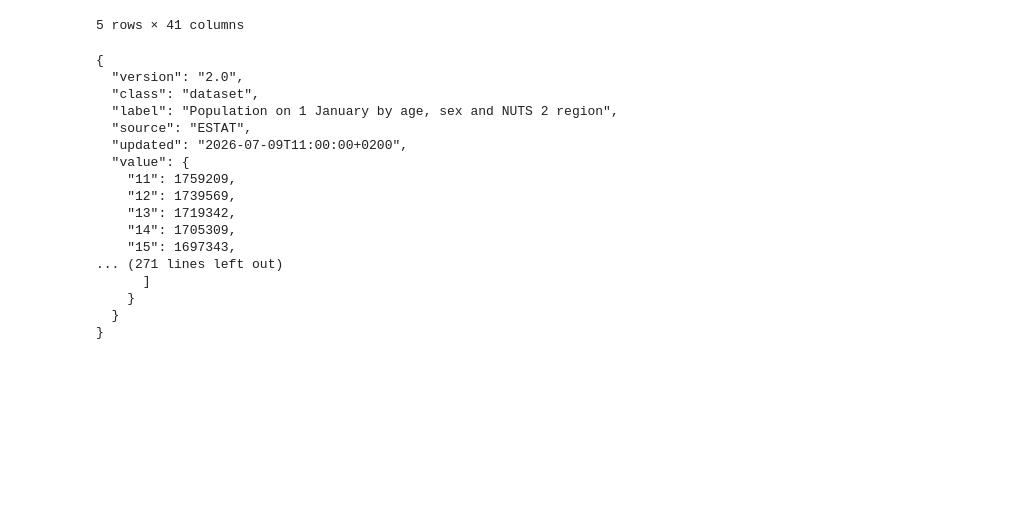
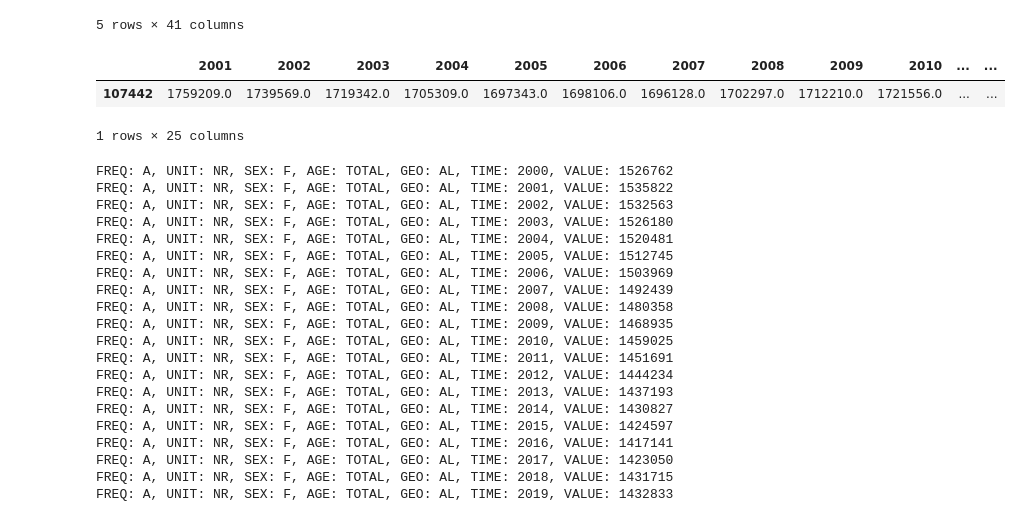
Before and after one commit to RichardPalotai/eurostat-dq, a Jupyter notebook: notebooks/01_eda.ipynb, the cells around one changed output. Cells and saved outputs as stored; diff of their text form; code cells hidden in the pictures; blank space fills up the shorter version.

Commit message:
figured out how to retrieve all the data from JSON-stat format

```diff
--- a/notebooks/01_eda.ipynb
+++ b/notebooks/01_eda.ipynb
@@ -113,26 +110,24 @@ DataFrame saved to cache
 # %%
 BASE = "https://ec.europa.eu/eurostat/api/dissemination/statistics/1.0/data"
 resp = requests.get(f"{BASE}/demo_r_d2jan",
-    params={"format":"JSON","lang":"en","age":"TOTAL","sex":"T","geo":"HU11"},
+    params={"format":"JSON","lang":"en","age":"TOTAL","sex":"T"},
     timeout=30)
 resp.raise_for_status()
 d = resp.json()
 print(json.dumps(d, indent=2))
+# print(d["value"])
+# print(d["dimension"]["time"]["category"]["index"])
-# %% [output]
-{
-  "version": "2.0",
-  "class": "dataset",
-  "label": "Population on 1 January by age, sex and NUTS 2 region",
-  "source": "ESTAT",
-  "updated": "2026-07-09T11:00:00+0200",
-  "value": {
-    "11": 1759209,
-    "12": 1739569,
-    "13": 1719342,
-    "14": 1705309,
-    "15": 1697343,
-... (271 lines left out)
-      ]
-    }
-  }
-}
+# %%
+df = eurostat.get_data_df(DEMOGRAPH)
+dim = eurostat.get_pars(DEMOGRAPH)
+demo_slice = df[(df["age"] == "TOTAL")
+                & (df["sex"] == "T")
+                & (df["geo\\TIME_PERIOD"] == "HU11")
+                & (df["geo\\TIME_PERIOD"].isin(geo_demo_nuts2))]
+demo_vals = demo_slice[demo_slice.columns[len(dim)+11:]]
+
+demo_vals
+# %% [output]
+|  | 2001 | 2002 | 2003 | 2004 | 2005 | 2006 | 2007 | 2008 | 2009 | 2010 | ... | ... |
+| 107442 | 1759209.0 | 1739569.0 | 1719342.0 | 1705309.0 | 1697343.0 | 1698106.0 | 1696128.0 | 1702297.0 | 1712210.0 | 1721556.0 | ... | ... |
+1 rows × 25 columns
@@ -138,0 +164,28 @@ print(json.dumps(d, indent=2))
+# %%
+i = 20
+for freq_ind, unit_ind, sex_ind, age_ind, geo_ind, time_ind, value in zip(inds[0], inds[1], inds[2], inds[3], inds[4], inds[5], d["value"].values()):
+    print(f"FREQ: {freq_inv[freq_ind]}, UNIT: {unit_inv[unit_ind]}, SEX: {sex_inv[sex_ind]}, AGE: {age_inv[age_ind]}, GEO: {geo_inv[geo_ind]}, TIME: {time_inv[time_ind]}, VALUE: {value}")
+    i -= 1
+    if i == 0:
+        break
+# %% [output]
+FREQ: A, UNIT: NR, SEX: F, AGE: TOTAL, GEO: AL, TIME: 2000, VALUE: 1526762
+FREQ: A, UNIT: NR, SEX: F, AGE: TOTAL, GEO: AL, TIME: 2001, VALUE: 1535822
+FREQ: A, UNIT: NR, SEX: F, AGE: TOTAL, GEO: AL, TIME: 2002, VALUE: 1532563
+FREQ: A, UNIT: NR, SEX: F, AGE: TOTAL, GEO: AL, TIME: 2003, VALUE: 1526180
+FREQ: A, UNIT: NR, SEX: F, AGE: TOTAL, GEO: AL, TIME: 2004, VALUE: 1520481
+FREQ: A, UNIT: NR, SEX: F, AGE: TOTAL, GEO: AL, TIME: 2005, VALUE: 1512745
+FREQ: A, UNIT: NR, SEX: F, AGE: TOTAL, GEO: AL, TIME: 2006, VALUE: 1503969
+FREQ: A, UNIT: NR, SEX: F, AGE: TOTAL, GEO: AL, TIME: 2007, VALUE: 1492439
+FREQ: A, UNIT: NR, SEX: F, AGE: TOTAL, GEO: AL, TIME: 2008, VALUE: 1480358
+FREQ: A, UNIT: NR, SEX: F, AGE: TOTAL, GEO: AL, TIME: 2009, VALUE: 1468935
+FREQ: A, UNIT: NR, SEX: F, AGE: TOTAL, GEO: AL, TIME: 2010, VALUE: 1459025
+FREQ: A, UNIT: NR, SEX: F, AGE: TOTAL, GEO: AL, TIME: 2011, VALUE: 1451691
+FREQ: A, UNIT: NR, SEX: F, AGE: TOTAL, GEO: AL, TIME: 2012, VALUE: 1444234
+FREQ: A, UNIT: NR, SEX: F, AGE: TOTAL, GEO: AL, TIME: 2013, VALUE: 1437193
+FREQ: A, UNIT: NR, SEX: F, AGE: TOTAL, GEO: AL, TIME: 2014, VALUE: 1430827
+FREQ: A, UNIT: NR, SEX: F, AGE: TOTAL, GEO: AL, TIME: 2015, VALUE: 1424597
+FREQ: A, UNIT: NR, SEX: F, AGE: TOTAL, GEO: AL, TIME: 2016, VALUE: 1417141
+FREQ: A, UNIT: NR, SEX: F, AGE: TOTAL, GEO: AL, TIME: 2017, VALUE: 1423050
+FREQ: A, UNIT: NR, SEX: F, AGE: TOTAL, GEO: AL, TIME: 2018, VALUE: 1431715
+FREQ: A, UNIT: NR, SEX: F, AGE: TOTAL, GEO: AL, TIME: 2019, VALUE: 1432833
```
Also changed, not shown: parts of 3 cells of this notebook, 1 other file.
